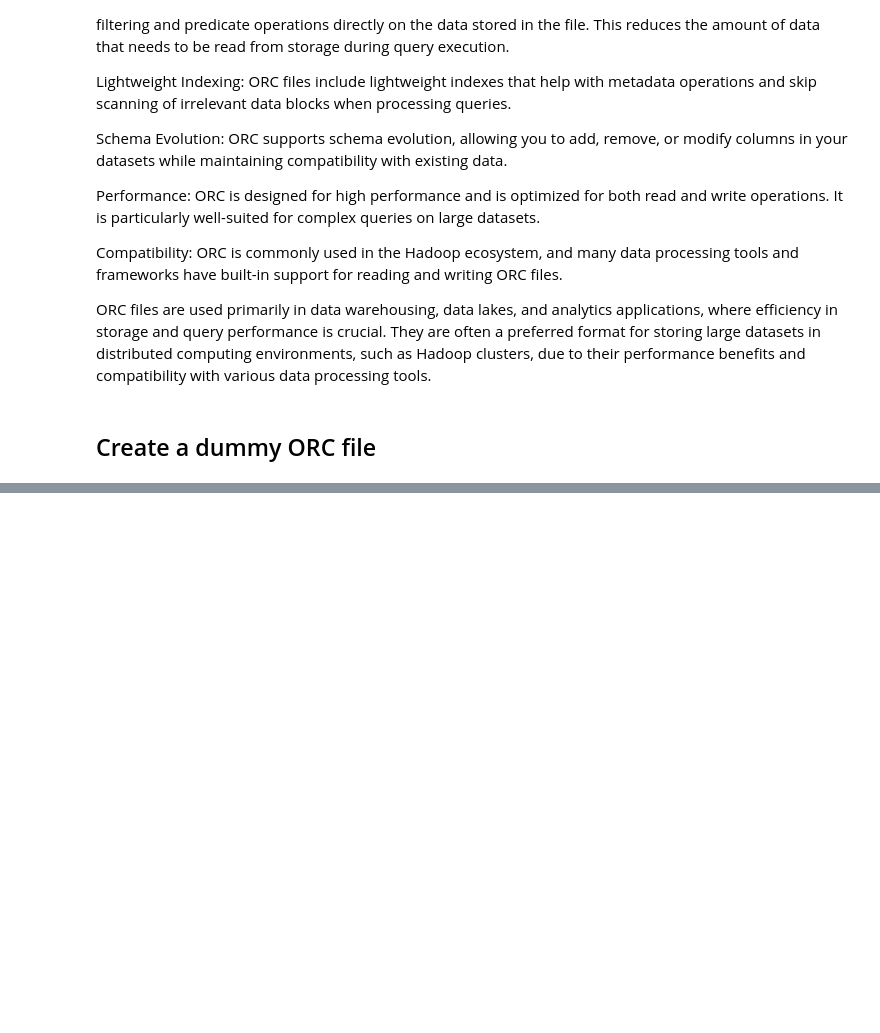
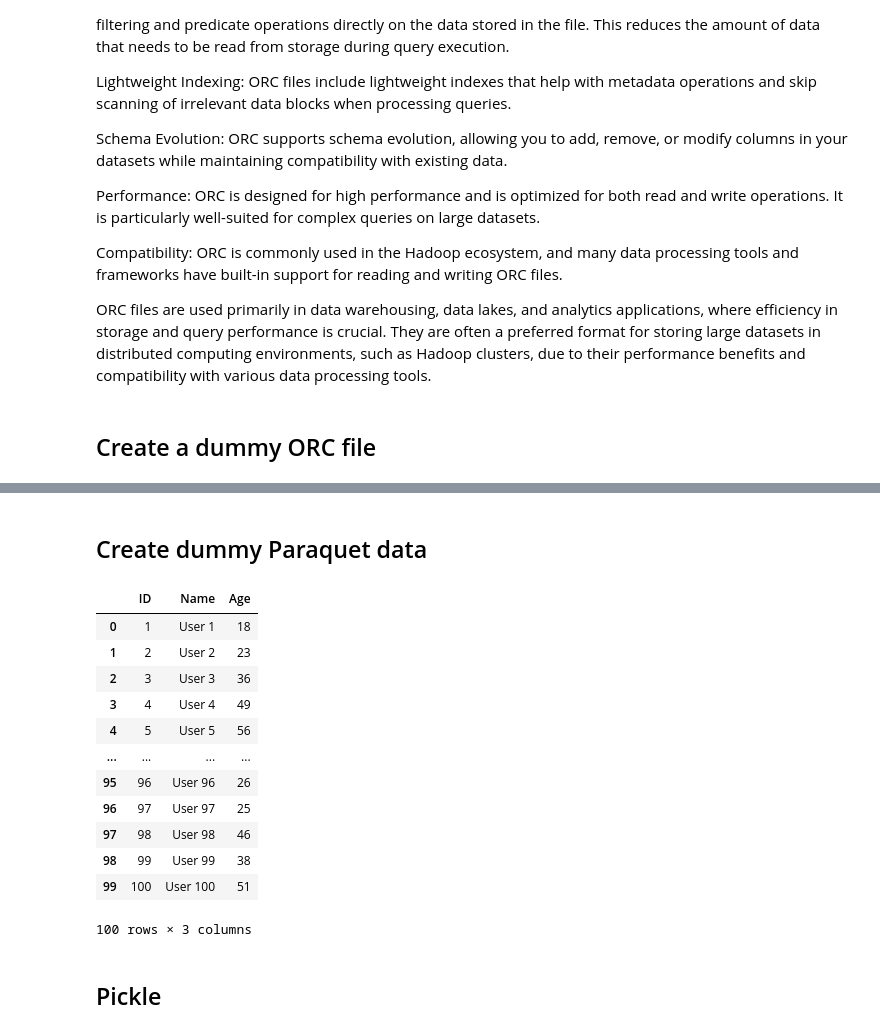
Before and after one commit to ExponentialDS/Training, a Jupyter notebook: Training.ipynb, the cells around one changed output, grey strips where cells are left out. Cells and saved outputs as stored; diff of their text form; code cells hidden in the pictures; blank space fills up the shorter version.

```diff
--- a/Training.ipynb
+++ b/Training.ipynb
@@ -513,0 +809,35 @@ PySparkRuntimeError: [JAVA_GATEWAY_EXITED] Java gateway process exited before se
+# %% [markdown]
+##  Create dummy Paraquet data
+# %%
+import pandas as pd
+import numpy as np
+
+# Create a DataFrame with dummy data
+data = {
+    'ID': np.arange(1, 101),
+    'Name': [f'User {i}' for i in range(1, 101)],
+    'Age': np.random.randint(18, 65, size=100)
+}
+
+df = pd.DataFrame(data)
+
+# Save the DataFrame to a Parquet file
+df.to_parquet('dummy_data.parquet', index=False)
+# %%
+df
+# %% [output]
+|  | ID | Name | Age |
+| 0 | 1 | User 1 | 18 |
+| 1 | 2 | User 2 | 23 |
+| 2 | 3 | User 3 | 36 |
+| 3 | 4 | User 4 | 49 |
+| 4 | 5 | User 5 | 56 |
+| ... | ... | ... | ... |
+| 95 | 96 | User 96 | 26 |
+| 96 | 97 | User 97 | 25 |
+| 97 | 98 | User 98 | 46 |
+| 98 | 99 | User 99 | 38 |
+| 99 | 100 | User 100 | 51 |
+100 rows × 3 columns
+# %% [markdown]
+## Pickle
```
Also changed, not shown: parts of 68 cells of this notebook, 10 other files.
